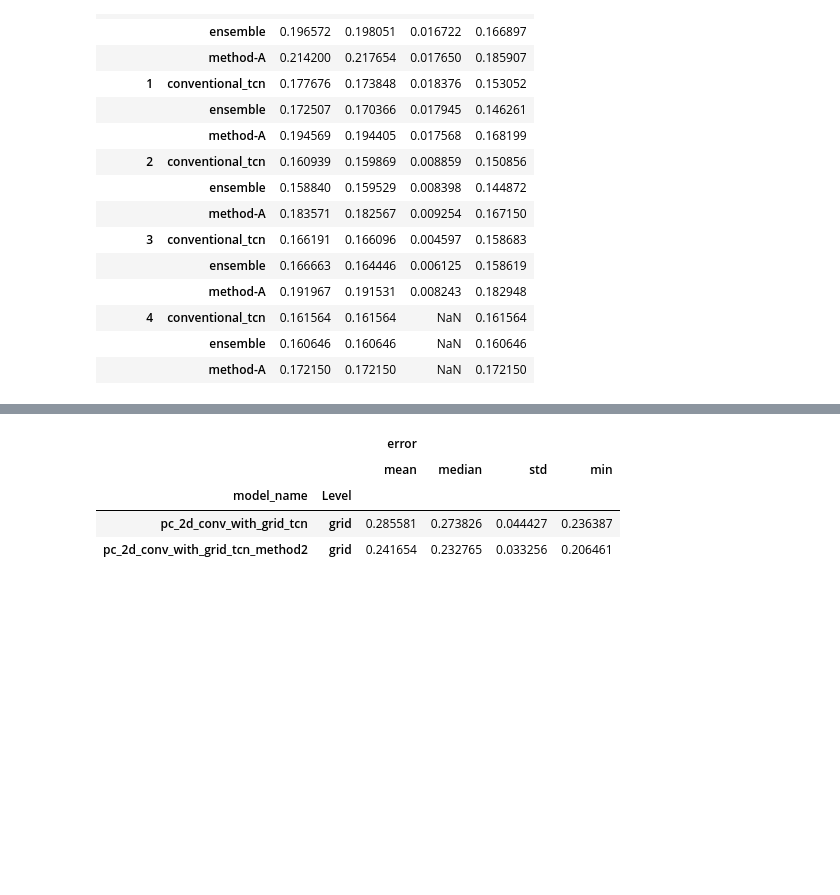
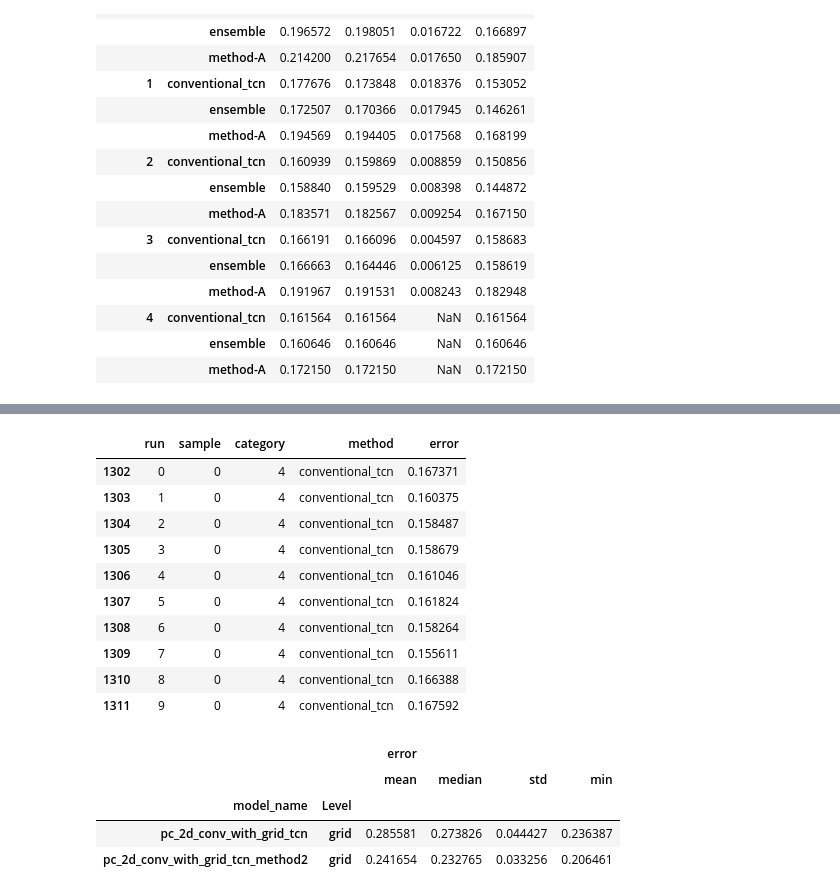
Before and after one commit to ManeeshaPerera/HTCNN-Forecasting, a Jupyter notebook: notebooks/swis_random_sample_results.ipynb, the cells around one changed output, grey strips where cells are left out. Cells and saved outputs as stored; diff of their text form; code cells hidden in the pictures; blank space fills up the shorter version.

Commit message:
calculate errors for new models

```diff
--- a/notebooks/swis_random_sample_results.ipynb
+++ b/notebooks/swis_random_sample_results.ipynb
@@ -145,3 +145,18 @@ test_err.loc[test_err['category']==4]
+# %%
+tcn = new_hf_df.loc[new_hf_df['method'] == 'conventional_tcn']
+tcn.loc[tcn['category'] == 4]
+# %% [output]
+|  | run | sample | category | method | error |
+| 1302 | 0 | 0 | 4 | conventional_tcn | 0.167371 |
+| 1303 | 1 | 0 | 4 | conventional_tcn | 0.160375 |
+| 1304 | 2 | 0 | 4 | conventional_tcn | 0.158487 |
+| 1305 | 3 | 0 | 4 | conventional_tcn | 0.158679 |
+| 1306 | 4 | 0 | 4 | conventional_tcn | 0.161046 |
+| 1307 | 5 | 0 | 4 | conventional_tcn | 0.161824 |
+| 1308 | 6 | 0 | 4 | conventional_tcn | 0.158264 |
+| 1309 | 7 | 0 | 4 | conventional_tcn | 0.155611 |
+| 1310 | 8 | 0 | 4 | conventional_tcn | 0.166388 |
+| 1311 | 9 | 0 | 4 | conventional_tcn | 0.167592 |
 # %%
 new_errors = pd.read_csv('../swis_combined_nn_results/all_errors.csv', index_col=0)
 # %%
```
Also changed, not shown: parts of 5 cells of this notebook, 3 other files.
